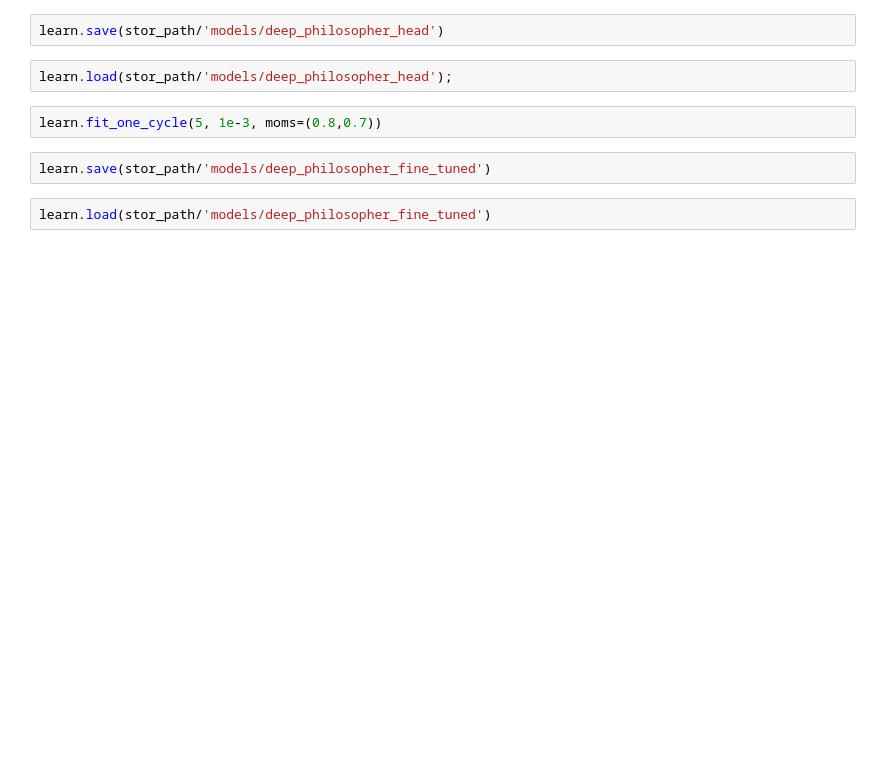
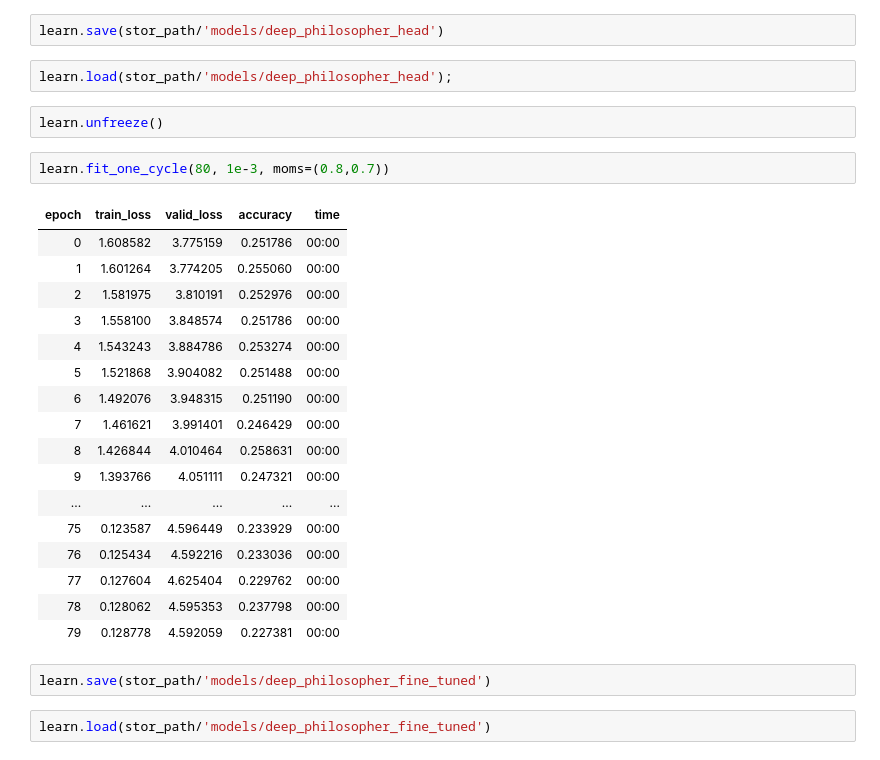
Before and after one commit to jobvisser03/deep-philosopher, a Jupyter notebook: app/deep_philosopher.ipynb, the cells around one changed output. Drawn from its saved outputs; the diff is of its cells as text; blank space fills up the shorter version.

```diff
--- a/app/deep_philosopher.ipynb
+++ b/app/deep_philosopher.ipynb
@@ -67,8 +146,28 @@ learn.fit_one_cycle(10, 1e-2, moms=(0.8,0.7))
 learn.save(stor_path/'models/deep_philosopher_head')
 # %%
 learn.load(stor_path/'models/deep_philosopher_head');
+# %%
+learn.unfreeze()
 # %%
-learn.fit_one_cycle(5, 1e-3, moms=(0.8,0.7))
+learn.fit_one_cycle(80, 1e-3, moms=(0.8,0.7))
+# %% [output]
+| epoch | train_loss | valid_loss | accuracy | time |
+| 0 | 1.608582 | 3.775159 | 0.251786 | 00:00 |
+| 1 | 1.601264 | 3.774205 | 0.255060 | 00:00 |
+| 2 | 1.581975 | 3.810191 | 0.252976 | 00:00 |
+| 3 | 1.558100 | 3.848574 | 0.251786 | 00:00 |
+| 4 | 1.543243 | 3.884786 | 0.253274 | 00:00 |
+| 5 | 1.521868 | 3.904082 | 0.251488 | 00:00 |
+| 6 | 1.492076 | 3.948315 | 0.251190 | 00:00 |
+| 7 | 1.461621 | 3.991401 | 0.246429 | 00:00 |
+| 8 | 1.426844 | 4.010464 | 0.258631 | 00:00 |
+| 9 | 1.393766 | 4.051111 | 0.247321 | 00:00 |
+| ... | ... | ... | ... | ... |
+| 75 | 0.123587 | 4.596449 | 0.233929 | 00:00 |
+| 76 | 0.125434 | 4.592216 | 0.233036 | 00:00 |
+| 77 | 0.127604 | 4.625404 | 0.229762 | 00:00 |
+| 78 | 0.128062 | 4.595353 | 0.237798 | 00:00 |
+| 79 | 0.128778 | 4.592059 | 0.227381 | 00:00 |
 # %%
 learn.save(stor_path/'models/deep_philosopher_fine_tuned')
 # %%
```
Also changed, not shown: parts of 17 cells of this notebook, 1 other file.
